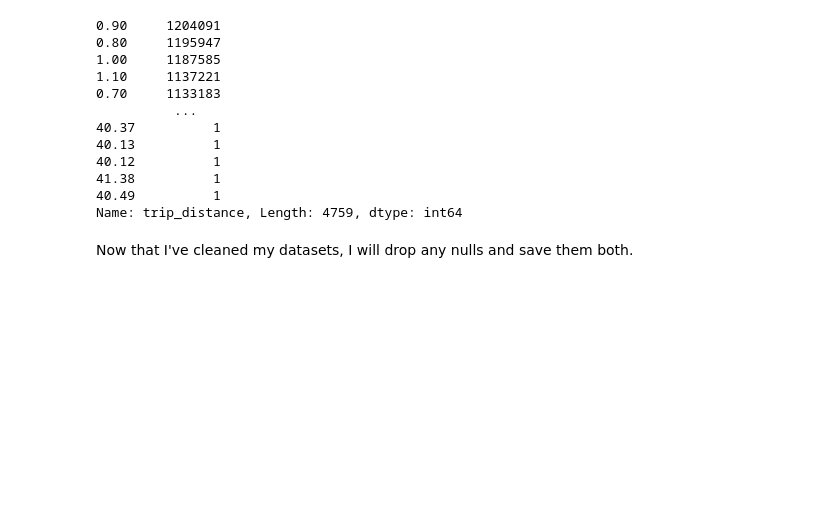
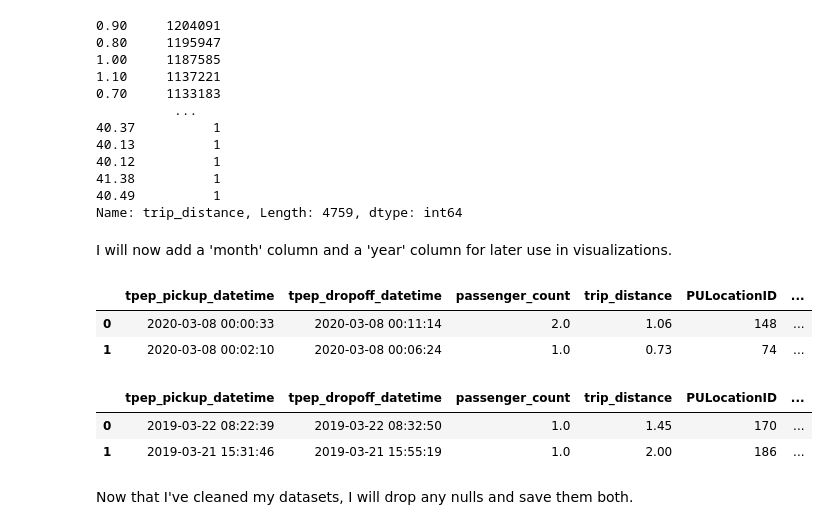
Before and after one commit to samtuleen/nyc-taxis-vs-covid, a Jupyter notebook: data_cleaning.ipynb, the cells around one changed output. Saved outputs shown, nothing was run; the diff lists cells and outputs as text; code cells hidden in the pictures; blank space fills up the shorter version.

```diff
--- a/data_cleaning.ipynb
+++ b/data_cleaning.ipynb
@@ -408,6 +408,29 @@ year_19.trip_distance.value_counts()
 41.38          1
 40.49          1
 Name: trip_distance, Length: 4759, dtype: int64
+# %% [markdown]
+I will now add a 'month' column and a 'year' column for later use in visualizations.
+# %%
+taxi_2020["tpep_pickup_datetime"] = pd.to_datetime(taxi_2020["tpep_pickup_datetime"],format='%Y-%m-%d %H:%M:%S')
+taxi_2019["tpep_pickup_datetime"] = pd.to_datetime(taxi_2019["tpep_pickup_datetime"],format='%Y-%m-%d %H:%M:%S')
+# %%
+taxi_2020['month'] = taxi_2020["tpep_pickup_datetime"].dt.month_name()
+taxi_2019['month'] = taxi_2019["tpep_pickup_datetime"].dt.month_name()
+# %%
+taxi_2020['year'] = taxi_2020["tpep_pickup_datetime"].dt.year
+taxi_2019['year'] = taxi_2019["tpep_pickup_datetime"].dt.year
+# %%
+taxi_2020.head(2)
+# %% [output]
+|  | tpep_pickup_datetime | tpep_dropoff_datetime | passenger_count | trip_distance | PULocationID | ... |
+| 0 | 2020-03-08 00:00:33 | 2020-03-08 00:11:14 | 2.0 | 1.06 | 148 | ... |
+| 1 | 2020-03-08 00:02:10 | 2020-03-08 00:06:24 | 1.0 | 0.73 | 74 | ... |
+# %%
+taxi_2019.head(2)
+# %% [output]
+|  | tpep_pickup_datetime | tpep_dropoff_datetime | passenger_count | trip_distance | PULocationID | ... |
+| 0 | 2019-03-22 08:22:39 | 2019-03-22 08:32:50 | 1.0 | 1.45 | 170 | ... |
+| 1 | 2019-03-21 15:31:46 | 2019-03-21 15:55:19 | 1.0 | 2.00 | 186 | ... |
 # %% [markdown]
 Now that I've cleaned my datasets, I will drop any nulls and save them both.
 # %%
```
Also changed, not shown: parts of 2 cells of this notebook.
